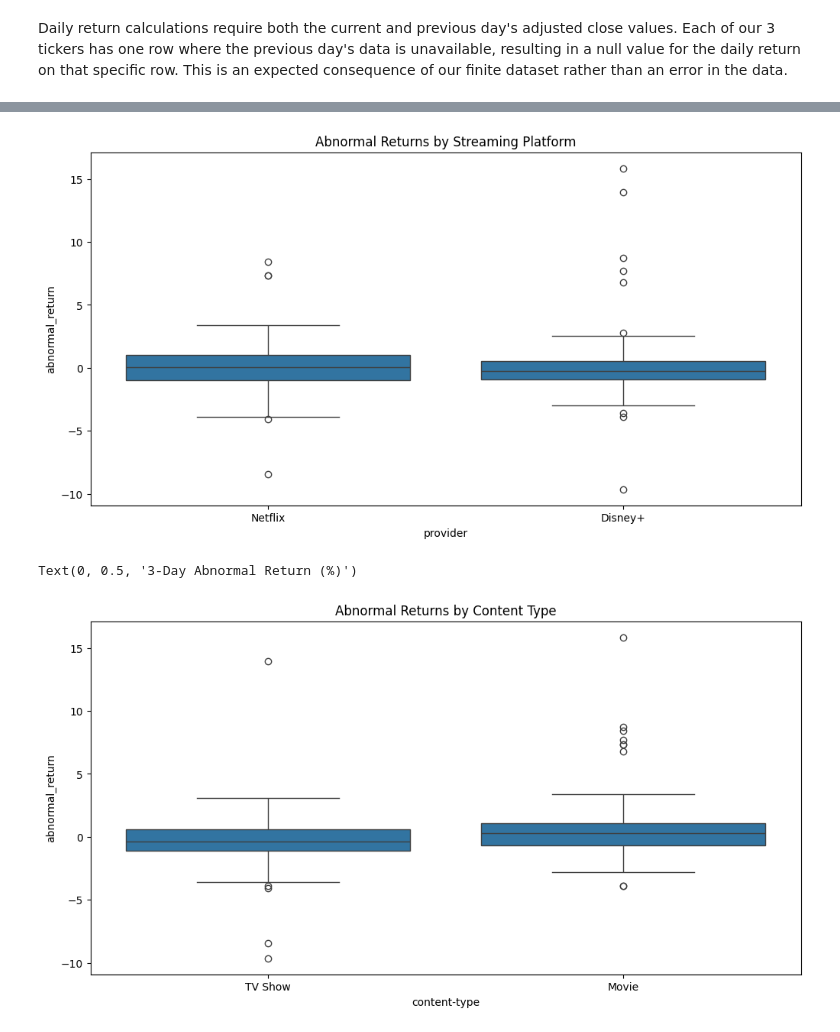
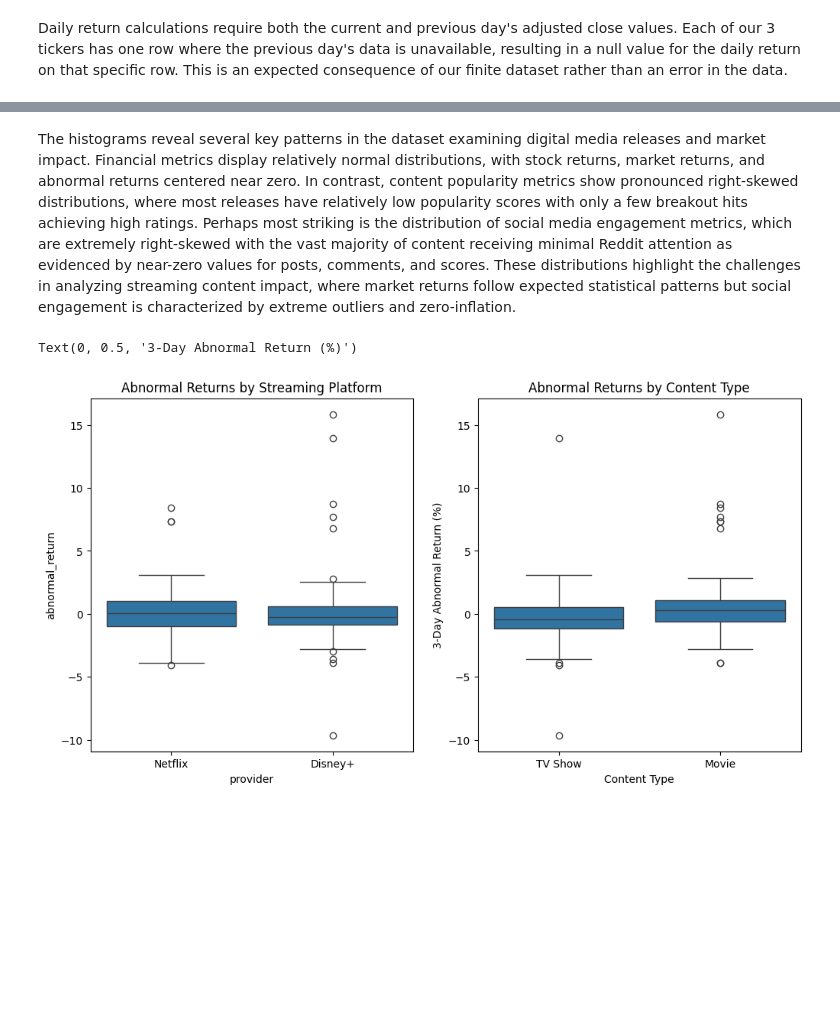
Before and after one commit to Maveluke/JSC370-Project, a Jupyter notebook: preliminary.ipynb, the cells around one changed output, grey strips where cells are left out. Drawn from its saved outputs; the diff is of its cells as text; code cells hidden in the pictures; blank space fills up the shorter version.

Commit message:
Add the datasets as CSVs and finish the preliminary analysis

```diff
--- a/preliminary.ipynb
+++ b/preliminary.ipynb
@@ -535,4 +419,8 @@ Daily return calculations require both the current and previous day's adjusted c
 merged_data = pd.merge(returns_df, engagement_df, on=['name', 'release_date'], how='inner')
 # Select only the relevant columns
 merged_data = merged_data.drop(columns=['id', 'first_air_date', 'provider_id'])
-display(merged_data.head())
+
+# Change engagement data to an indicator variable
+merged_data['high_engagement'] = (merged_data['total_score'] > merged_data['total_score'].median()).astype(int)
+merged_data['high_comments'] = (merged_data['total_comments'] > merged_data['total_comments'].median()).astype(int)
+merged_data['high_popularity'] = (merged_data['popularity'] > merged_data['popularity'].median()).astype(int)
@@ -592,22 +480,20 @@ Summary Statistics for the Merged Dataset:
+# %% [markdown]
+The histograms reveal several key patterns in the dataset examining digital media releases and market impact. Financial metrics display relatively normal distributions, with stock returns, market returns, and abnormal returns centered near zero. In contrast, content popularity metrics show pronounced right-skewed distributions, where most releases have relatively low popularity scores with only a few breakout hits achieving high ratings. Perhaps most striking is the distribution of social media engagement metrics, which are extremely right-skewed with the vast majority of content receiving minimal Reddit attention as evidenced by near-zero values for posts, comments, and scores. These distributions highlight the challenges in analyzing streaming content impact, where market returns follow expected statistical patterns but social engagement is characterized by extreme outliers and zero-inflation.
 # %%
+n_rows = 1
+n_cols = 2
 # Boxplot of Abnormal Returns by Streaming Platform
 plt.figure(figsize=(12, 6))
+plt.subplot(n_rows, n_cols, 1)
 sns.boxplot(x='provider', y='abnormal_return', data=merged_data)
 plt.title('Abnormal Returns by Streaming Platform')
-plt.show()
 
 # Boxplot of Abnormal Returns by Content Type
-plt.figure(figsize=(12, 6))
+plt.subplot(n_rows, n_cols, 2)
 sns.boxplot(x='content-type', y='abnormal_return', data=merged_data)
 plt.title('Abnormal Returns by Content Type')
-
-# Scatter plot of Reddit Engagement vs. Abnormal Returns
-plt.figure(figsize=(10, 6))
-sns.scatterplot(x='total_score', y='abnormal_return', hue='provider', data=merged_data)
-plt.title('Reddit Engagement vs. Abnormal Returns')
-plt.xlabel('Total Reddit Score')
+plt.xlabel('Content Type')
 plt.ylabel('3-Day Abnormal Return (%)')
 # %% [output]
+Text(0, 0.5, '3-Day Abnormal Return (%)')
-[figure, old version]
+[figure, new version]
-Text(0, 0.5, '3-Day Abnormal Return (%)')
-[figure, removed]
```
Also changed, not shown: parts of 27 cells of this notebook, 4 other files.
